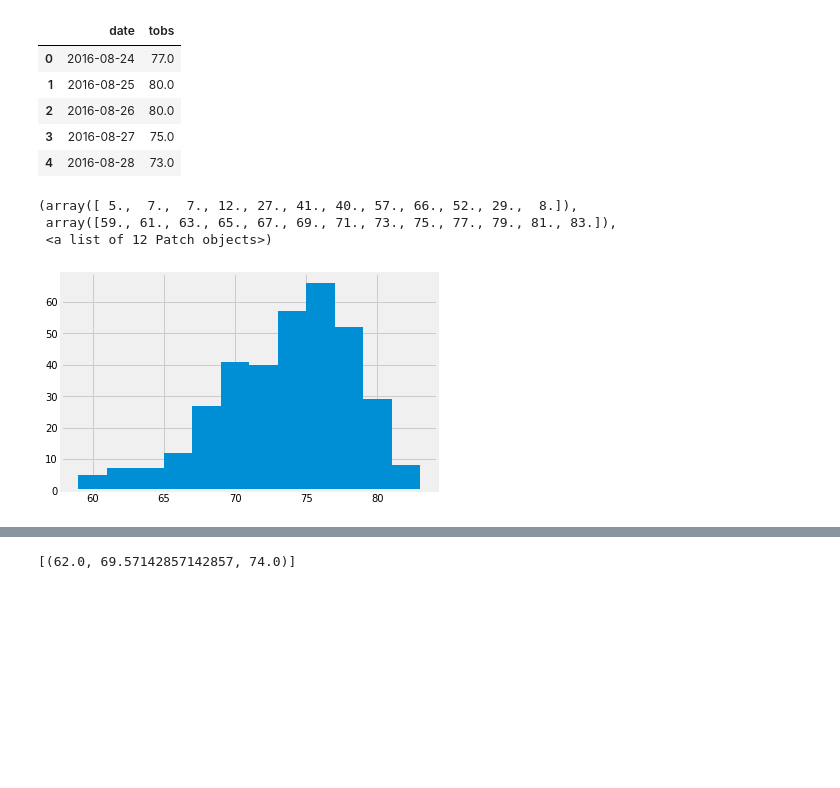
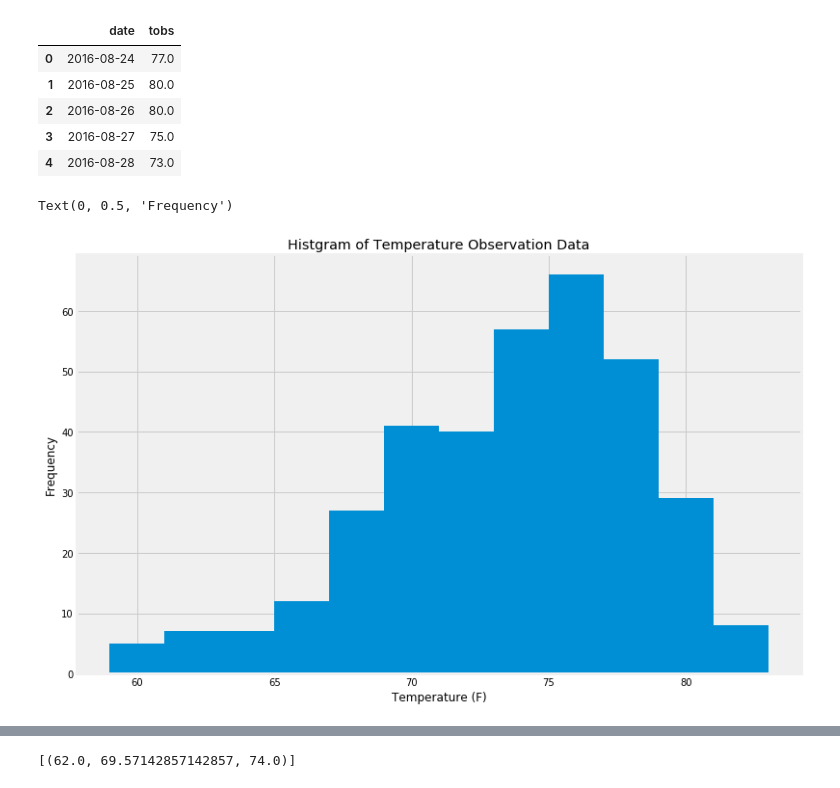
Before and after one commit to Ajstanley89/HW10_Surfs_Up, a Jupyter notebook: climate_solved.ipynb, the cells around one changed output, grey strips where cells are left out. Drawn from its saved outputs; the diff is of its cells as text; code cells hidden in the pictures; blank space fills up the shorter version.

```diff
--- a/climate_solved.ipynb
+++ b/climate_solved.ipynb
@@ -81,7 +78,7 @@ lastDate = dt.datetime.strptime(lastDate, '%Y-%m-%d')
 print(lastDate)
 
 # Calculate the date 1 year ago from the last data point in the database
-year_ago = lastDate - dt.timedelta(days=365)
+year_ago = (lastDate - dt.timedelta(days=365))
 print(year_ago)
 
 # Perform a query to retrieve the data and precipitation scores
@@ -228,9 +227,11 @@ tobs_df.head()
 | 4 | 2016-08-28 | 73.0 |
 # %%
 # Plot a histogram of tobs
-plt.hist(x=tobs_df.tobs, bins=12)
+plt.figure(figsize=(12,8))
+plt.hist(tobs_df.tobs, bins=12)
+plt.title('Histgram of Temperature Observation Data')
+plt.xlabel('Temperature (F)')
+plt.ylabel('Frequency')
 # %% [output]
-(array([ 5.,  7.,  7., 12., 27., 41., 40., 57., 66., 52., 29.,  8.]),
- array([59., 61., 63., 65., 67., 69., 71., 73., 75., 77., 79., 81., 83.]),
- <a list of 12 Patch objects>)
+Text(0, 0.5, 'Frequency')
-[figure, old version]
+[figure, new version]
```
Also changed, not shown: parts of 34 cells of this notebook, 3 other files.
